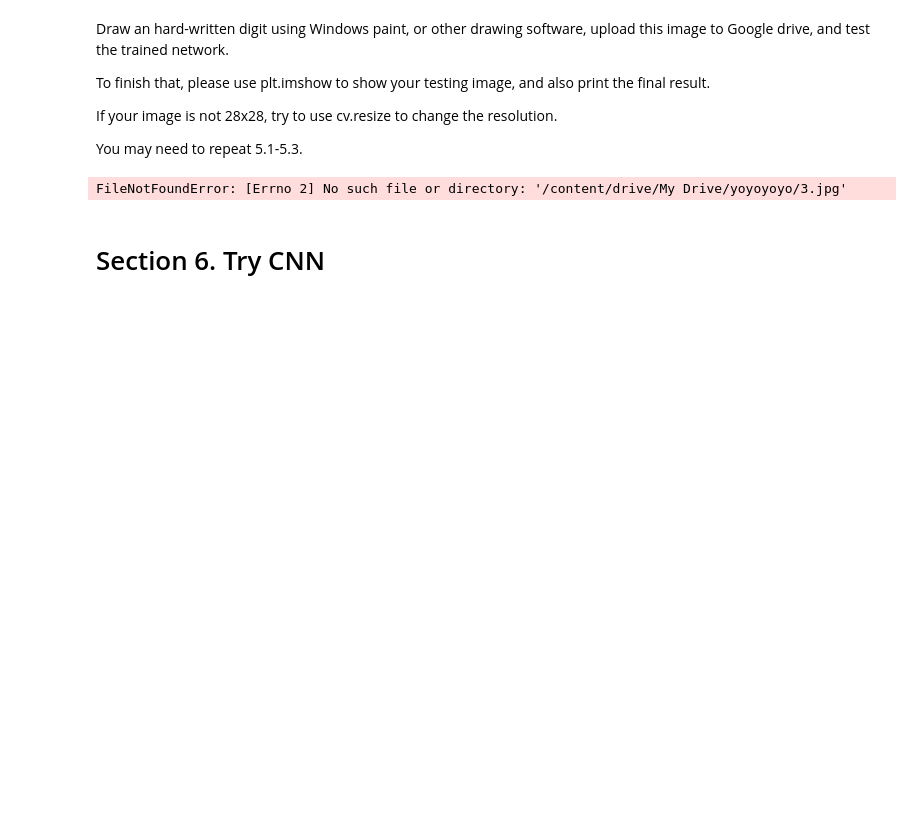
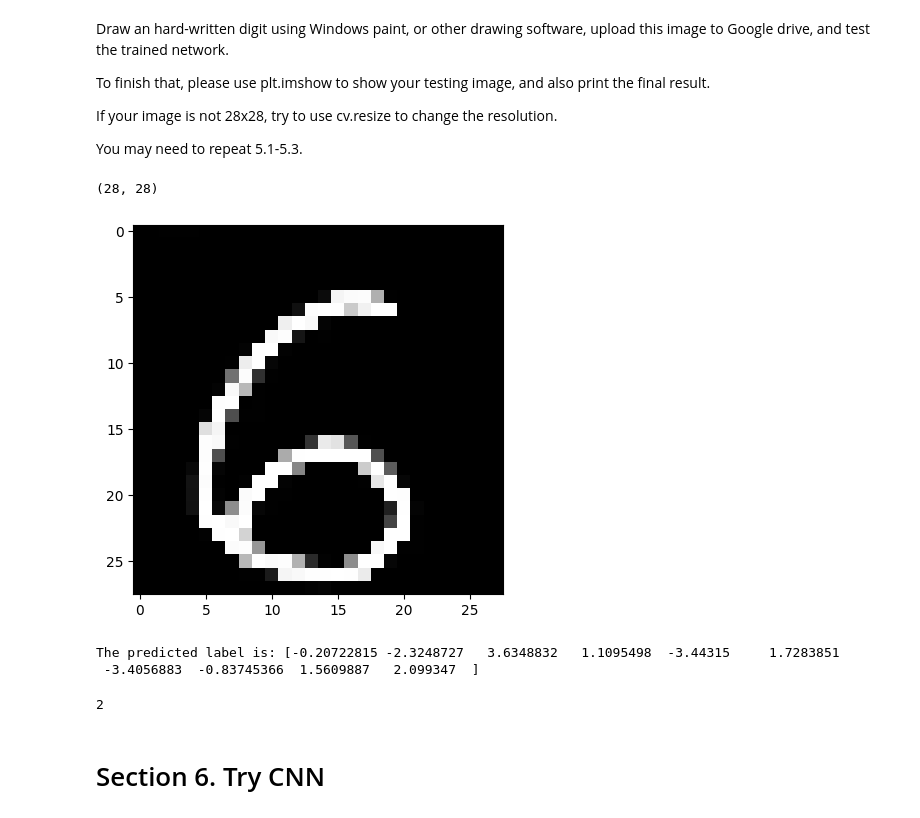
Before and after one commit to Marcusleeleelee/Other_ML-DL-practice, a Jupyter notebook: IERG4160_In_Class_Lab_Network_Training.ipynb, the cells around one changed output. Cells and saved outputs as stored; diff of their text form; code cells hidden in the pictures; blank space fills up the shorter version.

```diff
--- a/IERG4160_In_Class_Lab_Network_Training.ipynb
+++ b/IERG4160_In_Class_Lab_Network_Training.ipynb
@@ -501,11 +517,28 @@ You may need to repeat 5.1-5.3.
 # %%
 ### Your code goes here.
 # Repeat Step 5.1:
-test_image = 1.0 - cv2.cvtColor(load_image('3.jpg'), cv2.COLOR_RGB2GRAY)
-plt.imshow(test_image, cmap='gray')
-print(test_image.shape)
+test_image_2 = 1.0 - cv2.cvtColor(load_image('3.jpg'), cv2.COLOR_RGB2GRAY)
+test_image_2 = cv2.resize(test_image_2, (28, 28))
+plt.imshow(test_image_2, cmap='gray')
+print(test_image_2.shape)
 # %% [output]
-FileNotFoundError: [Errno 2] No such file or directory: '/content/drive/My Drive/yoyoyoyo/3.jpg'
+(28, 28)
+[figure, added]
+# %%
+# Repeat Step 5.2:
+test_image_torch_2 = torch.Tensor(test_image_2[np.newaxis, np.newaxis])
+model_2.eval()
+predicted_torch_2 = model_2(test_image_torch_2)
+predicted_2 = predicted_torch_2.detach().numpy()[0, ...]
+print('The predicted label is:', predicted_2)
+# %% [output]
+The predicted label is: [-0.20722815 -2.3248727   3.6348832   1.1095498  -3.44315     1.7283851
+ -3.4056883  -0.83745366  1.5609887   2.099347  ]
+# %%
+label_2 =  int(np.where(np.max(predicted_2) == predicted_2)[0])# Your code goes here
+print(label_2)
+# %% [output]
+2
 # %% [markdown]
 # Section 6. Try CNN
 # %% [markdown]
```
Also changed, not shown: parts of 13 cells of this notebook.
